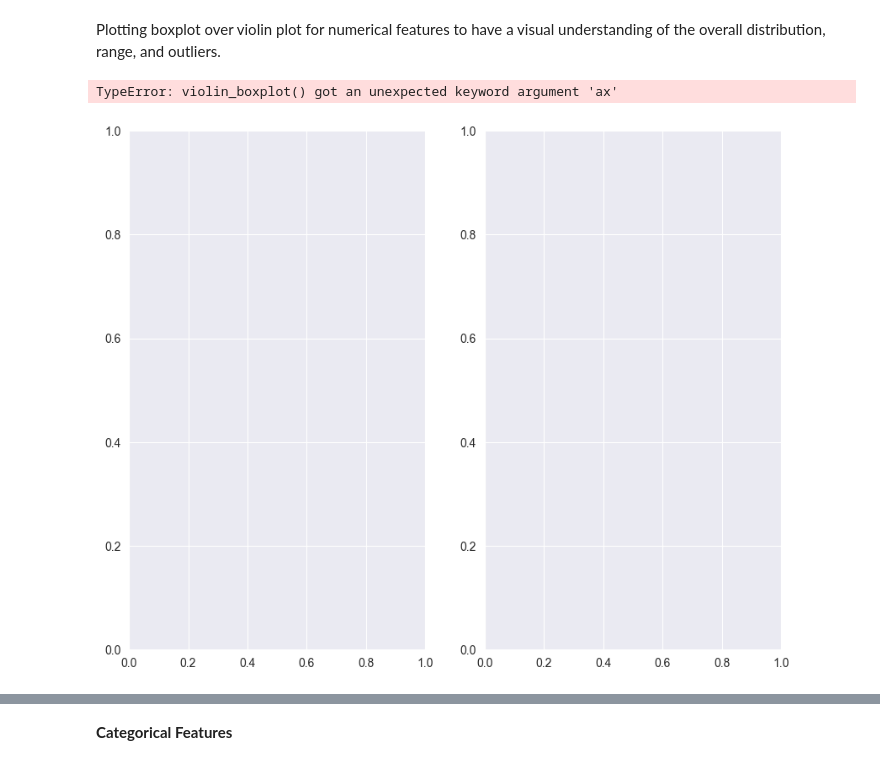
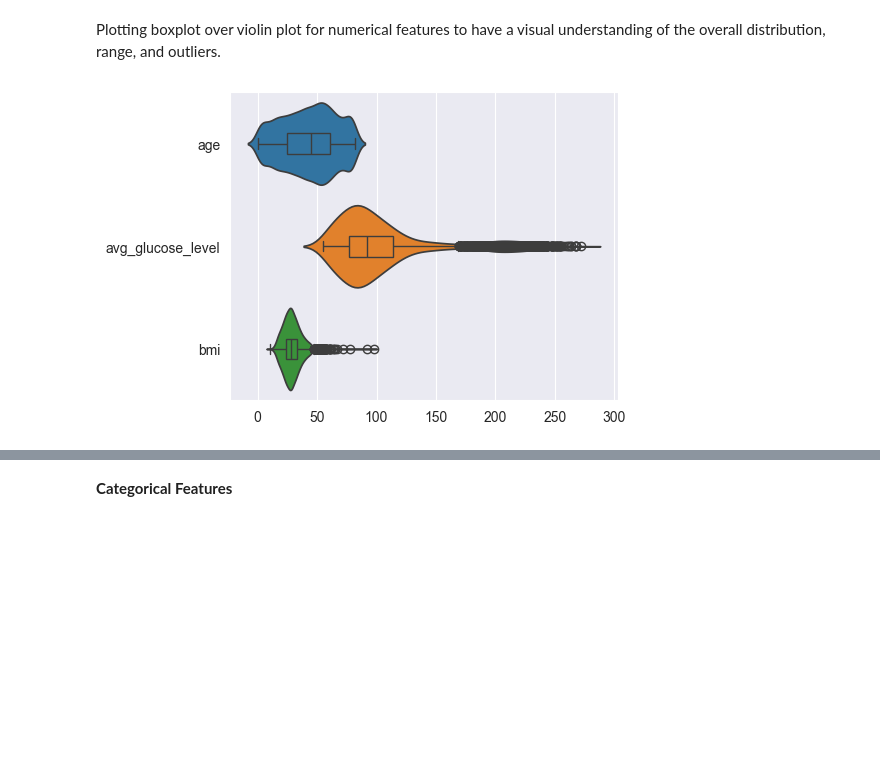
Before and after one commit to CelineChiLamNg/healthcare-stroke-prediction, a Jupyter notebook: stroke_prediction.ipynb, the cells around one changed output, grey strips where cells are left out. Cells and saved outputs as stored; diff of their text form; code cells hidden in the pictures; blank space fills up the shorter version.

```diff
--- a/stroke_prediction.ipynb
+++ b/stroke_prediction.ipynb
@@ -368,11 +368,10 @@ data[numerical_columns].describe()
 Plotting boxplot over violin plot for numerical features to have a visual
 understanding of the overall distribution, range, and outliers.
 # %%
-fig, axes = plt.subplots(nrows=1, ncols=2, figsize=(10, 8))
+plt.figure(figsize=(5,4))
 violin_boxplot(data=data, columns=numerical_columns, title='Numerical Data '
                                                            'Violin Box '
-                                                           'Plot', ax=axes[0])
+                                                           'Plot')
 # %% [output]
-TypeError: violin_boxplot() got an unexpected keyword argument 'ax'
-[figure, old version]
+[figure, new version]
 # %%
```
Also changed, not shown: parts of 1 cell of this notebook, 1 other file.
